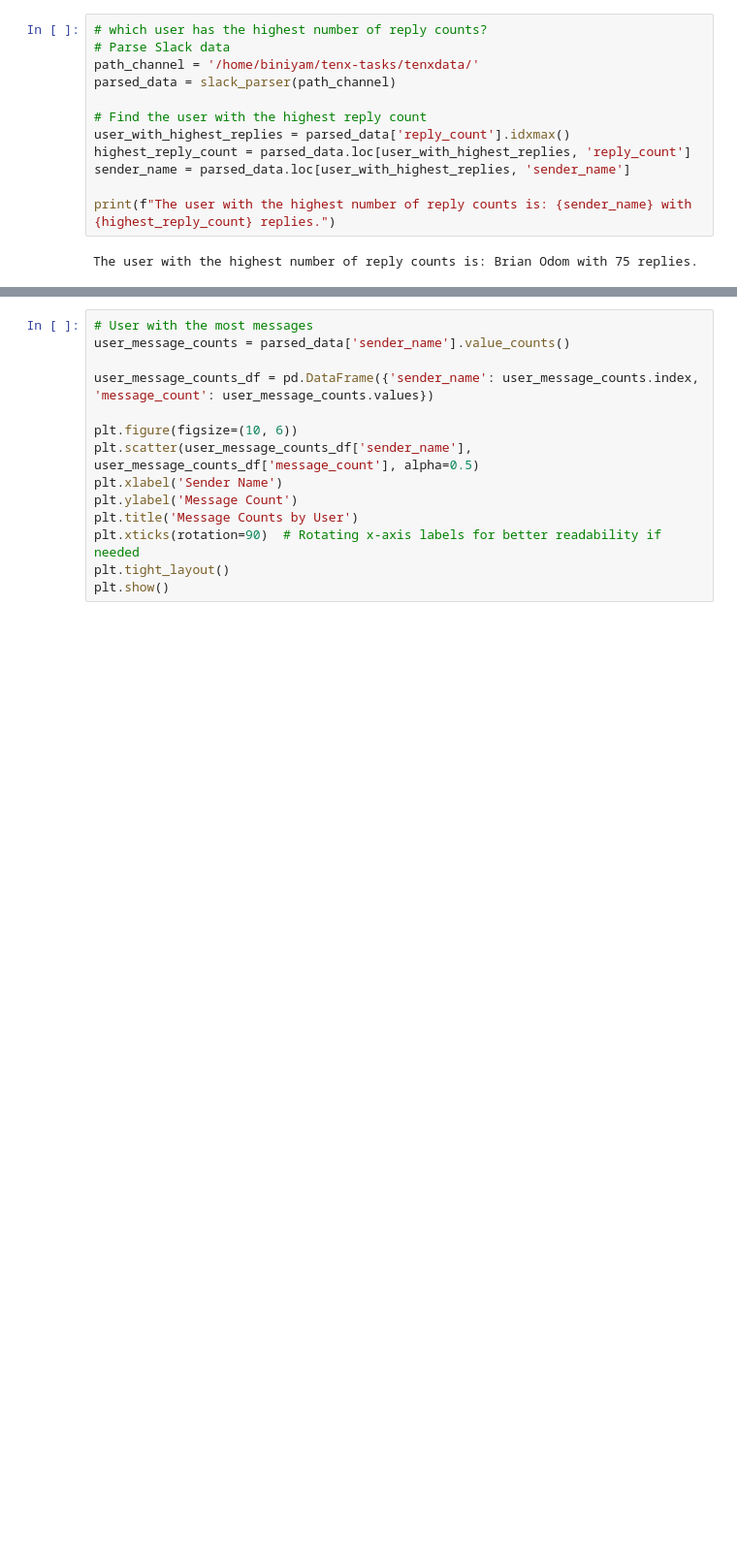
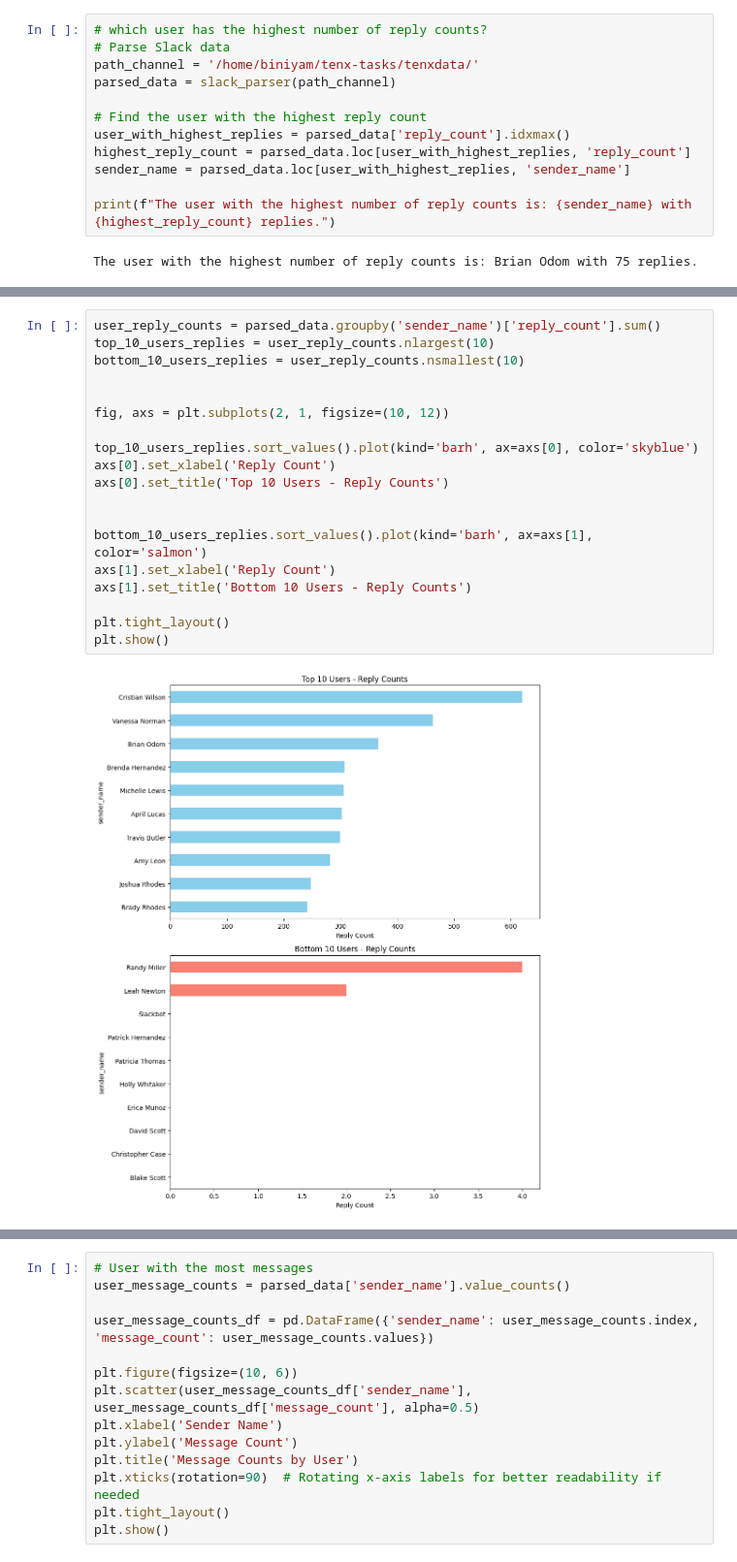
Before and after one commit to biniyam69/tenx-tasks, a Jupyter notebook: notebooks/parse_slack_data.ipynb, the cells around one changed output, grey strips where cells are left out. Shown: that part at 97% size. Drawn from its saved outputs; the diff is of its cells as text; blank space fills up the shorter version.

```diff
--- a/notebooks/parse_slack_data.ipynb
+++ b/notebooks/parse_slack_data.ipynb
@@ -282,0 +294,21 @@ The user with the highest number of reply counts is: Brian Odom with 75 replies.
+# %%
+user_reply_counts = parsed_data.groupby('sender_name')['reply_count'].sum()
+top_10_users_replies = user_reply_counts.nlargest(10)
+bottom_10_users_replies = user_reply_counts.nsmallest(10)
+
+
+fig, axs = plt.subplots(2, 1, figsize=(10, 12))
+
+top_10_users_replies.sort_values().plot(kind='barh', ax=axs[0], color='skyblue')
+axs[0].set_xlabel('Reply Count')
+axs[0].set_title('Top 10 Users - Reply Counts')
+
+
+bottom_10_users_replies.sort_values().plot(kind='barh', ax=axs[1], color='salmon')
+axs[1].set_xlabel('Reply Count')
+axs[1].set_title('Bottom 10 Users - Reply Counts')
+
+plt.tight_layout()
+plt.show()
+# %% [output]
+[figure, added]
```
Also changed, not shown: parts of 4 cells of this notebook.
